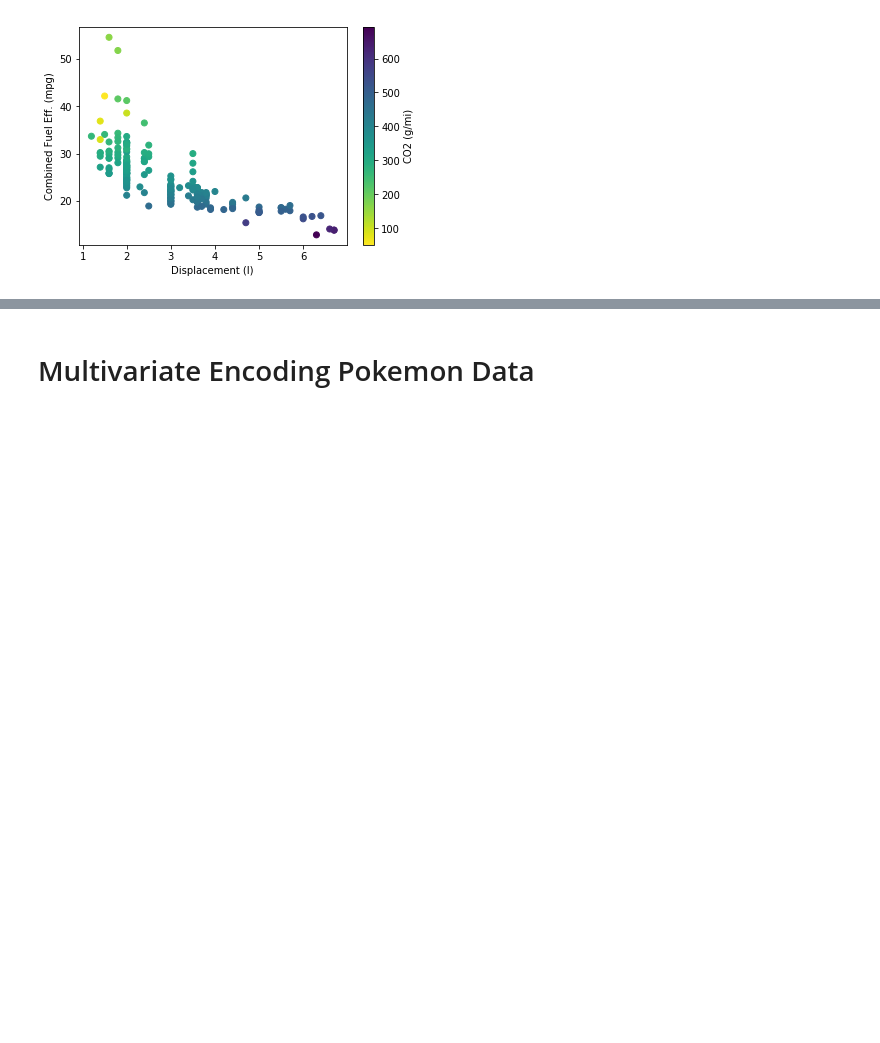
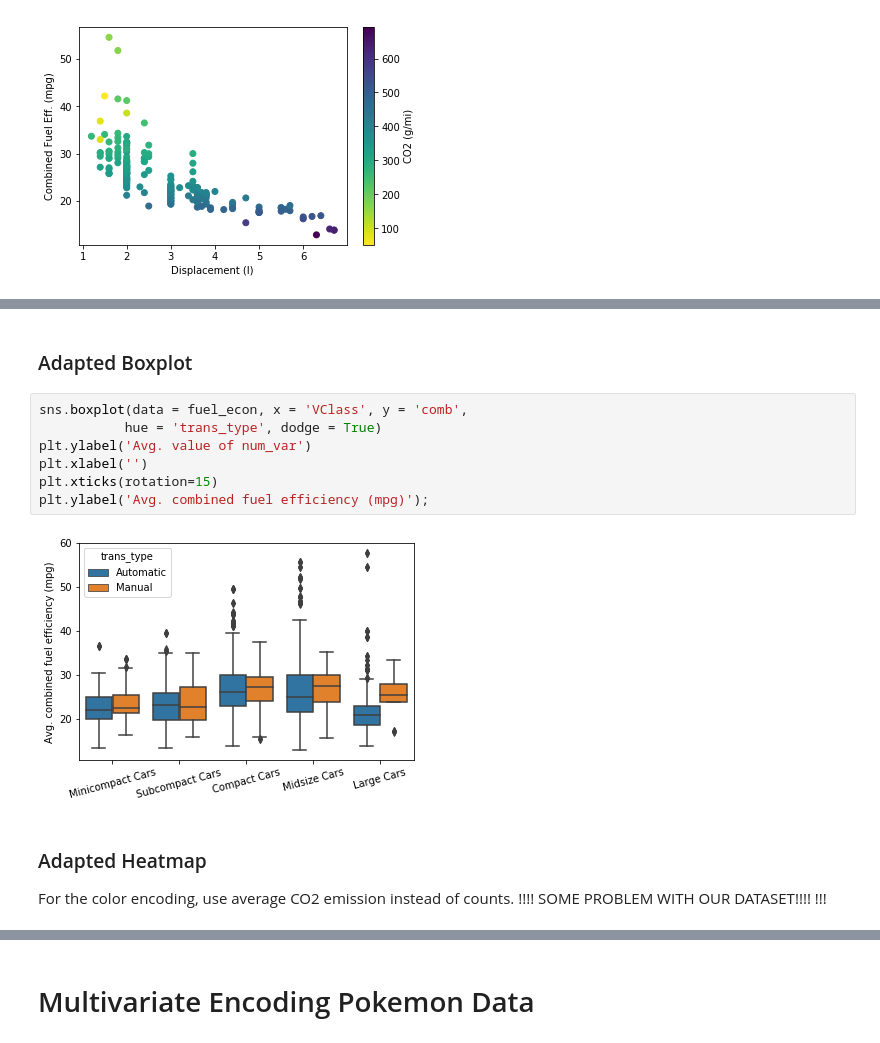
Before and after one commit to faymarie/data-visualization, a Jupyter notebook: Visualization_practise.ipynb, the cells around one changed output, grey strips where cells are left out. Saved outputs shown, nothing was run; the diff lists cells and outputs as text; blank space fills up the shorter version.

```diff
--- a/Visualization_practise.ipynb
+++ b/Visualization_practise.ipynb
@@ -352,0 +381,14 @@ g.map(plt.scatter, 'displ', 'comb');
+# %% [markdown]
+### Adapted Boxplot
+# %%
+sns.boxplot(data = fuel_econ, x = 'VClass', y = 'comb',
+           hue = 'trans_type', dodge = True)
+plt.ylabel('Avg. value of num_var')
+plt.xlabel('')
+plt.xticks(rotation=15)
+plt.ylabel('Avg. combined fuel efficiency (mpg)');
+# %% [output]
+[figure, added]
+# %% [markdown]
+### Adapted Heatmap
+For the color encoding, use average CO2 emission instead of counts. !!!! SOME PROBLEM WITH OUR DATASET!!!! !!!
```
Also changed, not shown: parts of 9 cells of this notebook.
